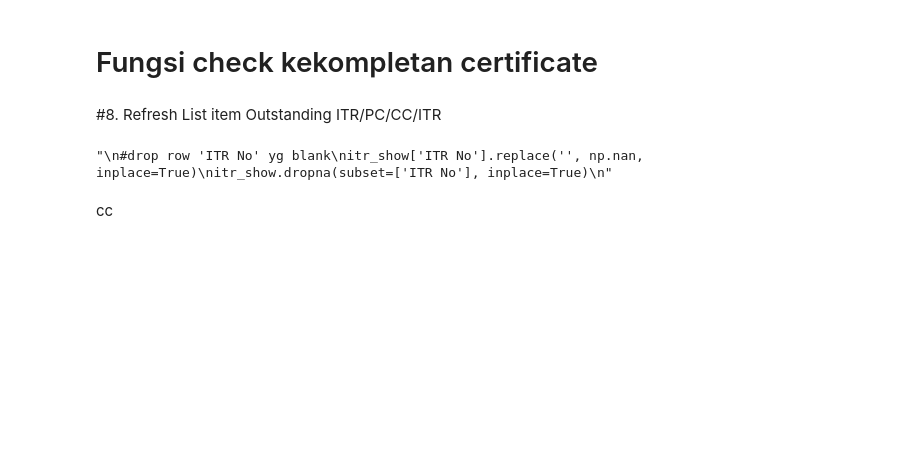
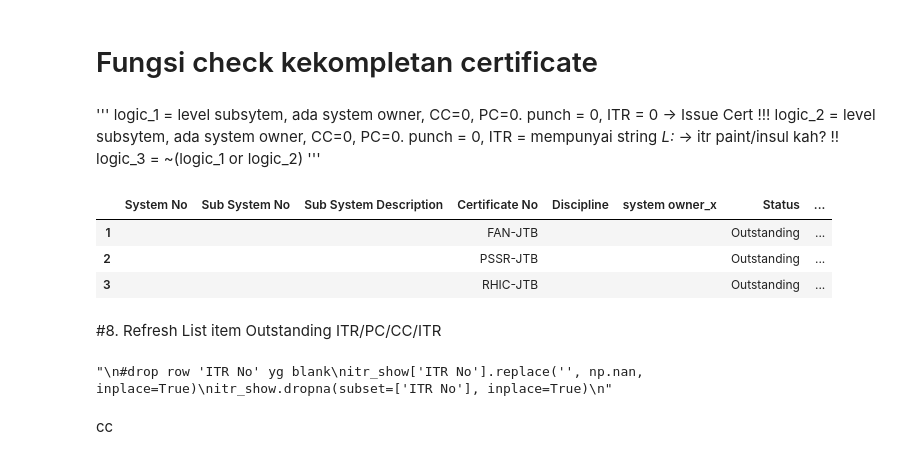
Before and after one commit to jimxs74/SC, a Jupyter notebook: SC62_LembarKoordinasi_Script.ipynb, the cells around one changed output. Saved outputs shown, nothing was run; the diff lists cells and outputs as text; code cells hidden in the pictures; blank space fills up the shorter version.

```diff
--- a/SC62_LembarKoordinasi_Script.ipynb
+++ b/SC62_LembarKoordinasi_Script.ipynb
@@ -346,6 +346,20 @@ spread = spread.loc[(spread['Status']=='Outstanding')] # uncomment me, jika utk
 write_data(url_sc62, spread, 'spread')
 # %% [markdown]
 # Fungsi check kekompletan certificate
+# %% [markdown]
+'''
+logic_1 = level subsytem, ada system owner, CC=0, PC=0. punch = 0, ITR = 0  -> Issue Cert !!!
+logic_2 = level subsytem, ada system owner, CC=0, PC=0. punch = 0, ITR = mempunyai string *L:*  -> itr paint/insul kah? !!
+logic_3 = ~(logic_1 or logic_2)
+'''
+# %%
+spread = read_data(url_sc62,'spread')
+spread.head(3)
+# %% [output]
+|  | System No | Sub System No | Sub System Description | Certificate No | Discipline | system owner_x | Status | ... |
+| 1 |  |  |  | FAN-JTB |  |  | Outstanding | ... |
+| 2 |  |  |  | PSSR-JTB |  |  | Outstanding | ... |
+| 3 |  |  |  | RHIC-JTB |  |  | Outstanding | ... |
 # %%
 a = spread['System No']
 b = spread['Sub System No']
```
Also changed, not shown: parts of 3 cells of this notebook.
